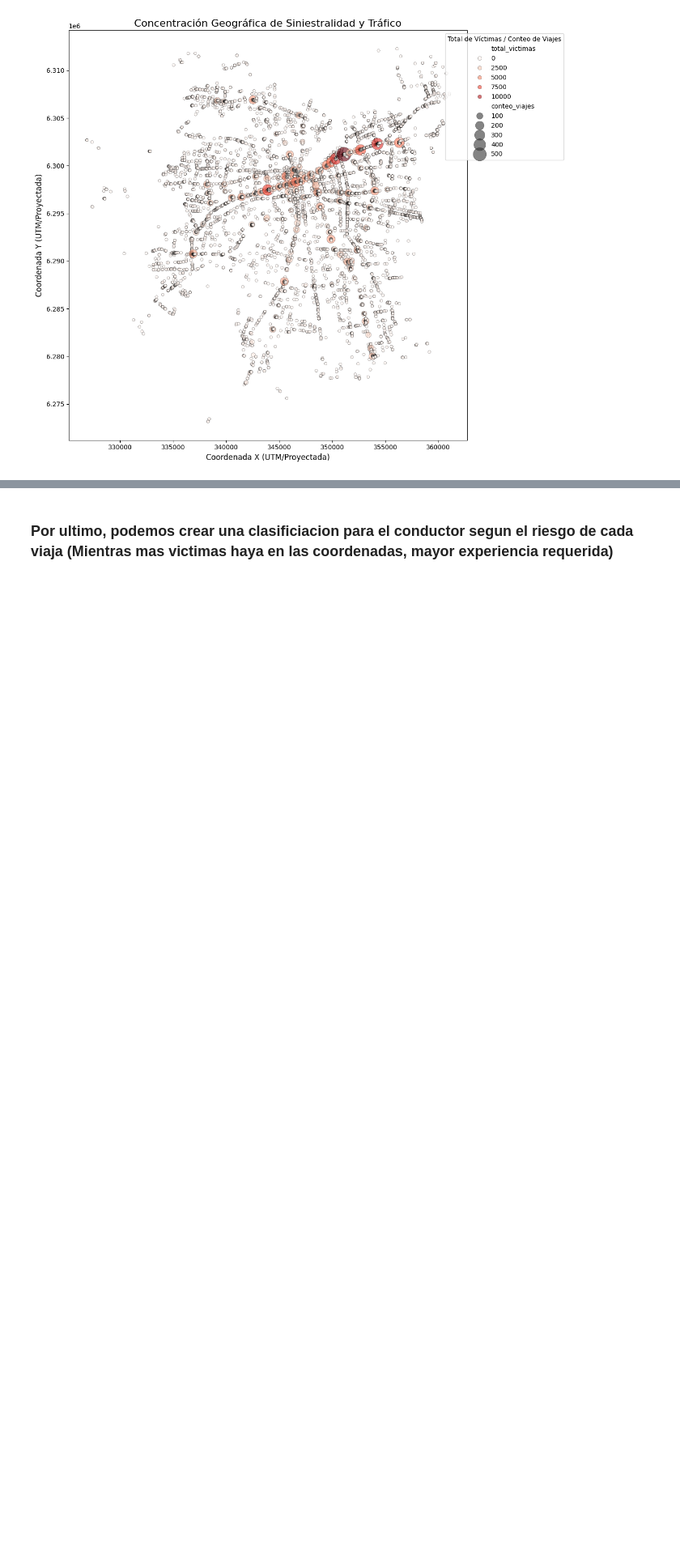
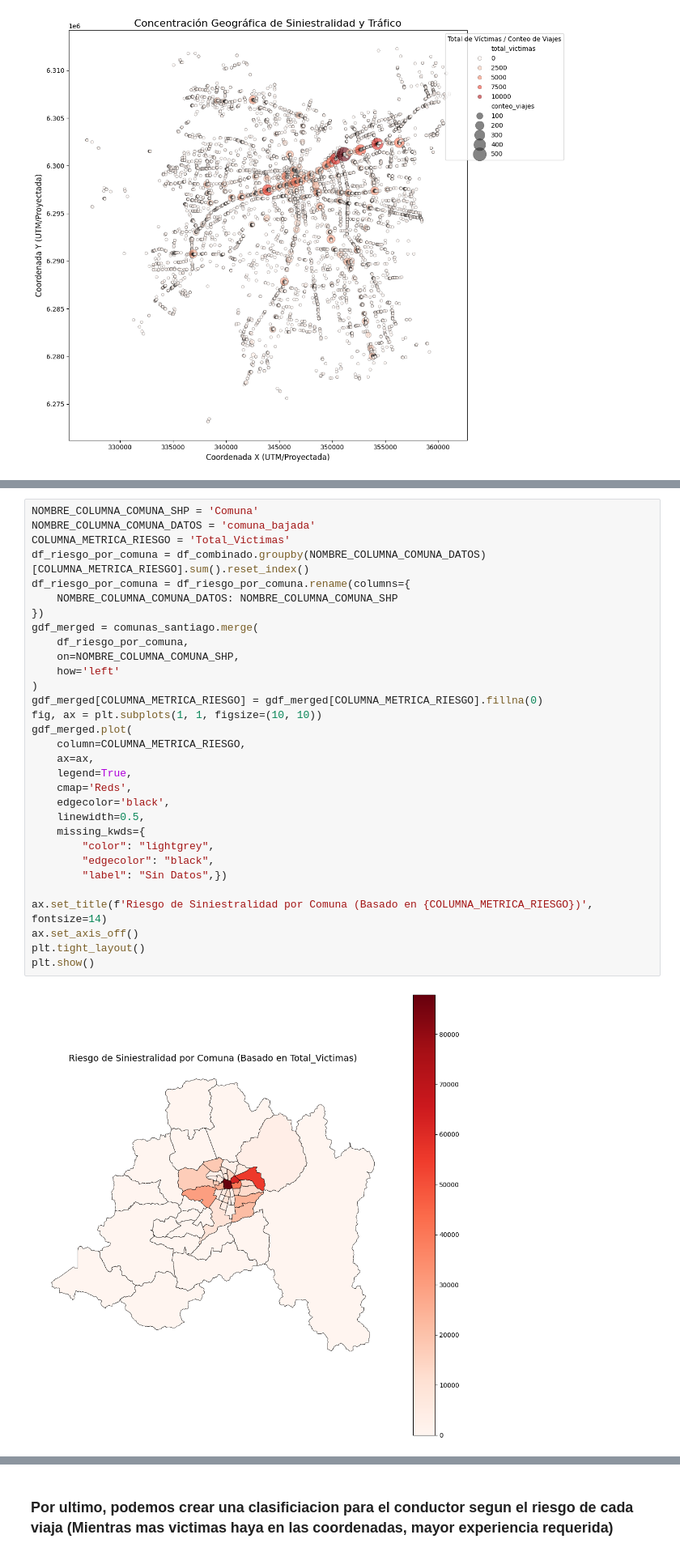
Before and after one commit to Cheng-0201/Proyecto-de-Ciencia-de-Dato, a Jupyter notebook: notebooks/001_con_muetra.ipynb, the cells around one changed output, grey strips where cells are left out. Shown at 81% size. Cells and saved outputs as stored; diff of their text form; blank space fills up the shorter version.

```diff
--- a/notebooks/001_con_muetra.ipynb
+++ b/notebooks/001_con_muetra.ipynb
@@ -637,0 +640,33 @@ plt.show()
+# %%
+NOMBRE_COLUMNA_COMUNA_SHP = 'Comuna'
+NOMBRE_COLUMNA_COMUNA_DATOS = 'comuna_bajada'
+COLUMNA_METRICA_RIESGO = 'Total_Victimas'
+df_riesgo_por_comuna = df_combinado.groupby(NOMBRE_COLUMNA_COMUNA_DATOS)[COLUMNA_METRICA_RIESGO].sum().reset_index()
+df_riesgo_por_comuna = df_riesgo_por_comuna.rename(columns={
+    NOMBRE_COLUMNA_COMUNA_DATOS: NOMBRE_COLUMNA_COMUNA_SHP
+})
+gdf_merged = comunas_santiago.merge(
+    df_riesgo_por_comuna,
+    on=NOMBRE_COLUMNA_COMUNA_SHP,
+    how='left'
+)
+gdf_merged[COLUMNA_METRICA_RIESGO] = gdf_merged[COLUMNA_METRICA_RIESGO].fillna(0)
+fig, ax = plt.subplots(1, 1, figsize=(10, 10))
+gdf_merged.plot(
+    column=COLUMNA_METRICA_RIESGO,
+    ax=ax,
+    legend=True,
+    cmap='Reds',
+    edgecolor='black',
+    linewidth=0.5,
+    missing_kwds={
+        "color": "lightgrey",
+        "edgecolor": "black",
+        "label": "Sin Datos",})
+
+ax.set_title(f'Riesgo de Siniestralidad por Comuna (Basado en {COLUMNA_METRICA_RIESGO})', fontsize=14)
+ax.set_axis_off()
+plt.tight_layout()
+plt.show()
+# %% [output]
+[figure, added]
```
Also changed, not shown: parts of 2 cells of this notebook, 1 other file.
